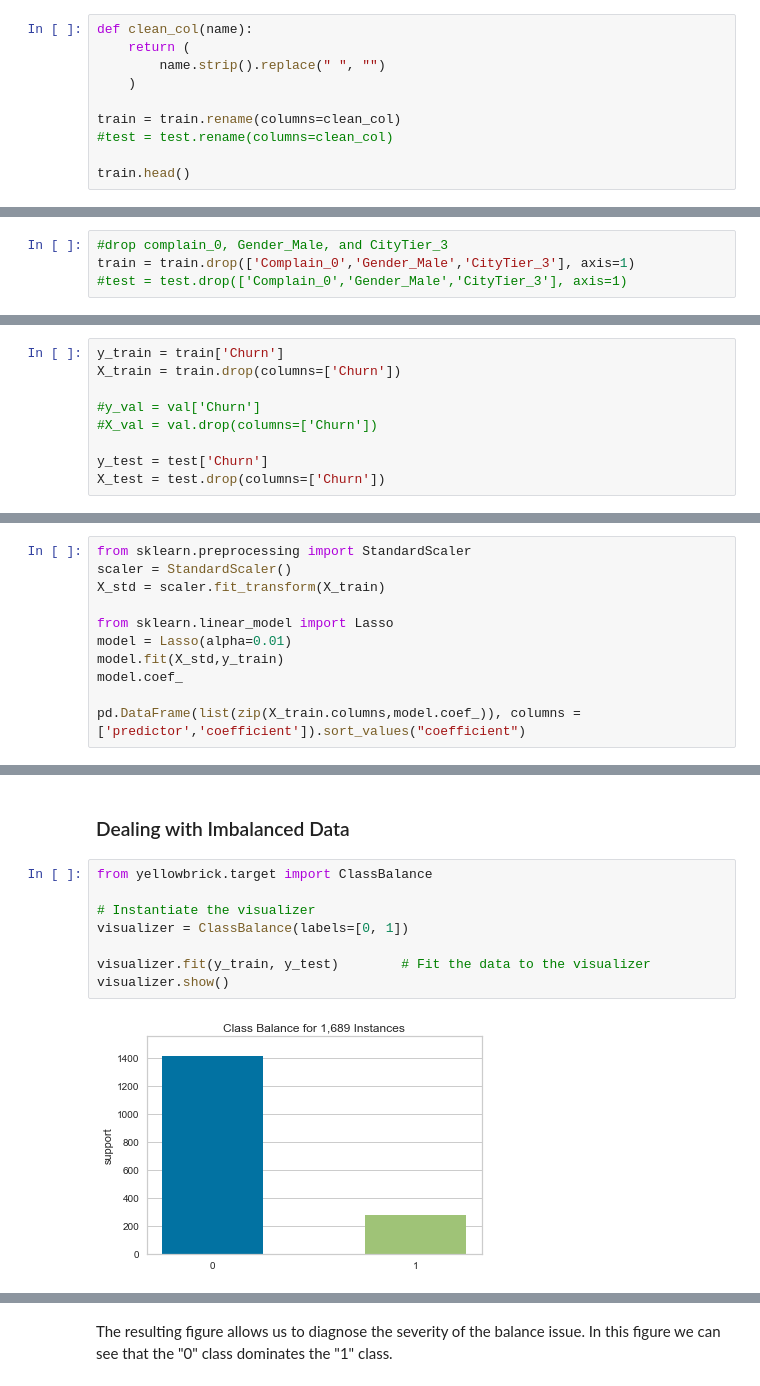
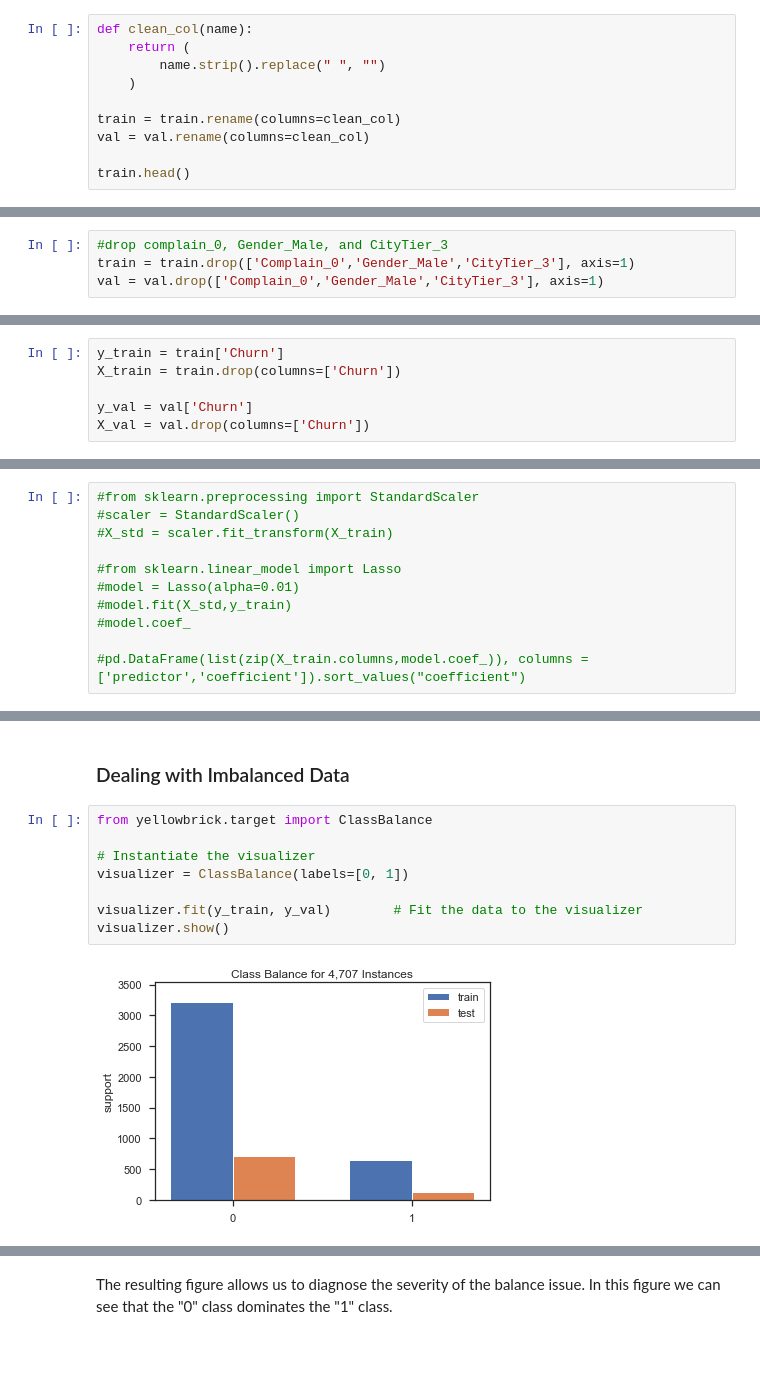
Before and after one commit to McGill-MMA-EnterpriseAnalytics/Churn-Analysis, a Jupyter notebook: Enterprise Group Project - DRAFT.ipynb, the cells around one changed output, grey strips where cells are left out. Cells and saved outputs as stored; diff of their text form; blank space fills up the shorter version.

```diff
--- a/Enterprise Group Project - DRAFT.ipynb
+++ b/Enterprise Group Project - DRAFT.ipynb
@@ -806,7 +950,7 @@ def clean_col(name):
     )
 
 train = train.rename(columns=clean_col)
-#test = test.rename(columns=clean_col)
+val = val.rename(columns=clean_col)
 
 train.head()
 # %% [output]
@@ -861,7 +1009,7 @@ Length: 703, dtype: float64
 # %%
 #drop complain_0, Gender_Male, and CityTier_3
 train = train.drop(['Complain_0','Gender_Male','CityTier_3'], axis=1)
-#test = test.drop(['Complain_0','Gender_Male','CityTier_3'], axis=1)
+val = val.drop(['Complain_0','Gender_Male','CityTier_3'], axis=1)
 # %%
 train.head()
 # %% [output]
@@ -938,11 +1078,8 @@ Separate in train, test and val sets
 y_train = train['Churn']
 X_train = train.drop(columns=['Churn'])
 
-#y_val = val['Churn']
-#X_val = val.drop(columns=['Churn'])
-
-y_test = test['Churn']
-X_test = test.drop(columns=['Churn'])
+y_val = val['Churn']
+X_val = val.drop(columns=['Churn'])
 # %%
 X_train.columns
 # %% [output]
@@ -998,13 +1119,13 @@ pd.DataFrame(list(zip(X_train.columns,model.ranking_)), columns = ['predictor','
 # %% [markdown]
 LASSO
 # %%
-from sklearn.preprocessing import StandardScaler
-scaler = StandardScaler()
-X_std = scaler.fit_transform(X_train)
+#from sklearn.preprocessing import StandardScaler
+#scaler = StandardScaler()
+#X_std = scaler.fit_transform(X_train)
 
-from sklearn.linear_model import Lasso
-model = Lasso(alpha=0.01)
-model.fit(X_std,y_train)
-model.coef_
+#from sklearn.linear_model import Lasso
+#model = Lasso(alpha=0.01)
+#model.fit(X_std,y_train)
+#model.coef_
 
-pd.DataFrame(list(zip(X_train.columns,model.coef_)), columns = ['predictor','coefficient']).sort_values("coefficient")
+#pd.DataFrame(list(zip(X_train.columns,model.coef_)), columns = ['predictor','coefficient']).sort_values("coefficient")
@@ -1195,10 +1287,10 @@ def evaluation_metrics(y_actual, y_pred):
 # %%
 from yellowbrick.target import ClassBalance
 
 # Instantiate the visualizer
 visualizer = ClassBalance(labels=[0, 1])
 
-visualizer.fit(y_train, y_test)        # Fit the data to the visualizer
+visualizer.fit(y_train, y_val)        # Fit the data to the visualizer
 visualizer.show()
 # %% [output]
-[figure, old version]
+[figure, new version]
```
Also changed, not shown: parts of 113 cells of this notebook, 7 other files.
